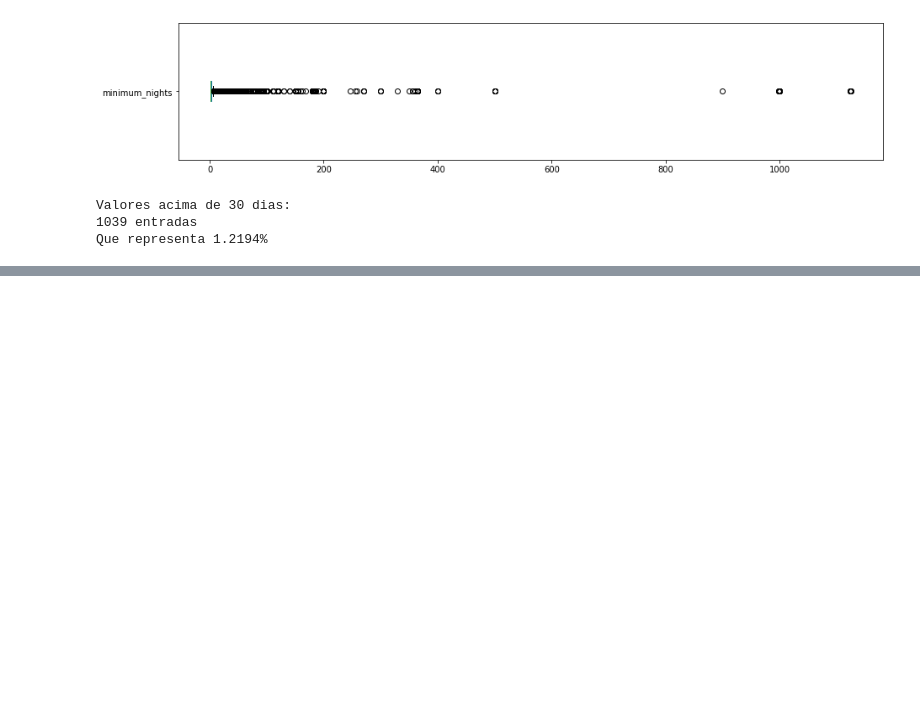
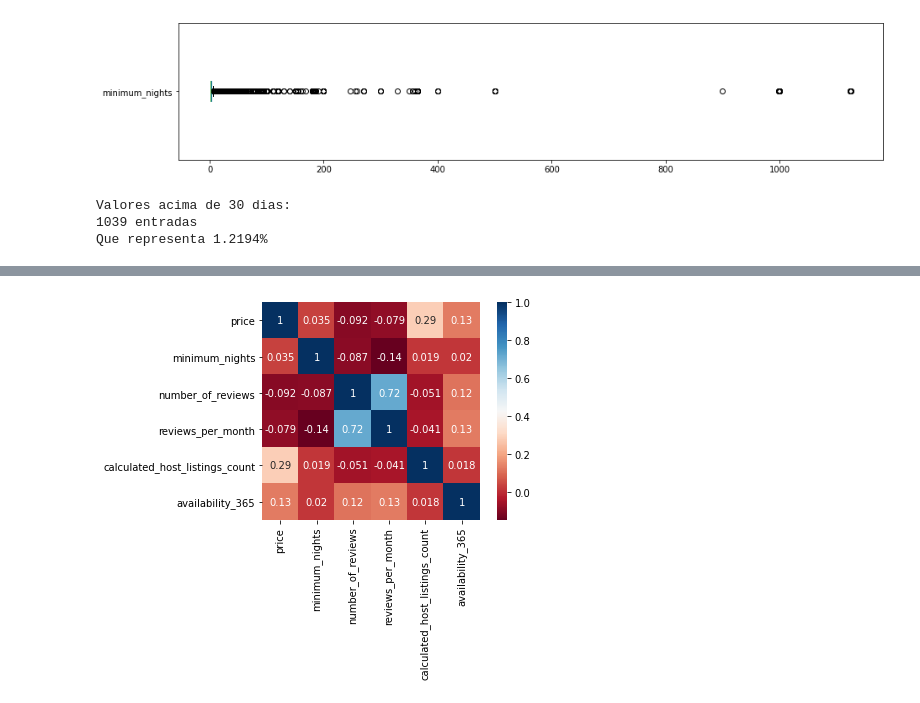
Before and after one commit to gorselli14/Portifolio_Projetos, a Jupyter notebook: Análise_dos_dados_do_Airbnb_(Londres).ipynb, the cells around one changed output, grey strips where cells are left out. Saved outputs shown, nothing was run; the diff lists cells and outputs as text; code cells hidden in the pictures; blank space fills up the shorter version.

```diff
--- a/Análise_dos_dados_do_Airbnb_(Londres).ipynb
+++ b/Análise_dos_dados_do_Airbnb_(Londres).ipynb
@@ -181,0 +224,6 @@ Que representa 1.2194%
+# %%
+# criar a matriz de correlação
+corr = df_clean[['price', 'minimum_nights', 'number_of_reviews', 'reviews_per_month',
+    'calculated_host_listings_count', 'availability_365']].corr()
+
+display(corr)
@@ -181,0 +238,4 @@ Que representa 1.2194%
+# %%
+sns.heatmap(corr, cmap='RdBu', square=True, annot=True);
+# %% [output]
+[figure, added]
```
Also changed, not shown: parts of 19 cells of this notebook.
